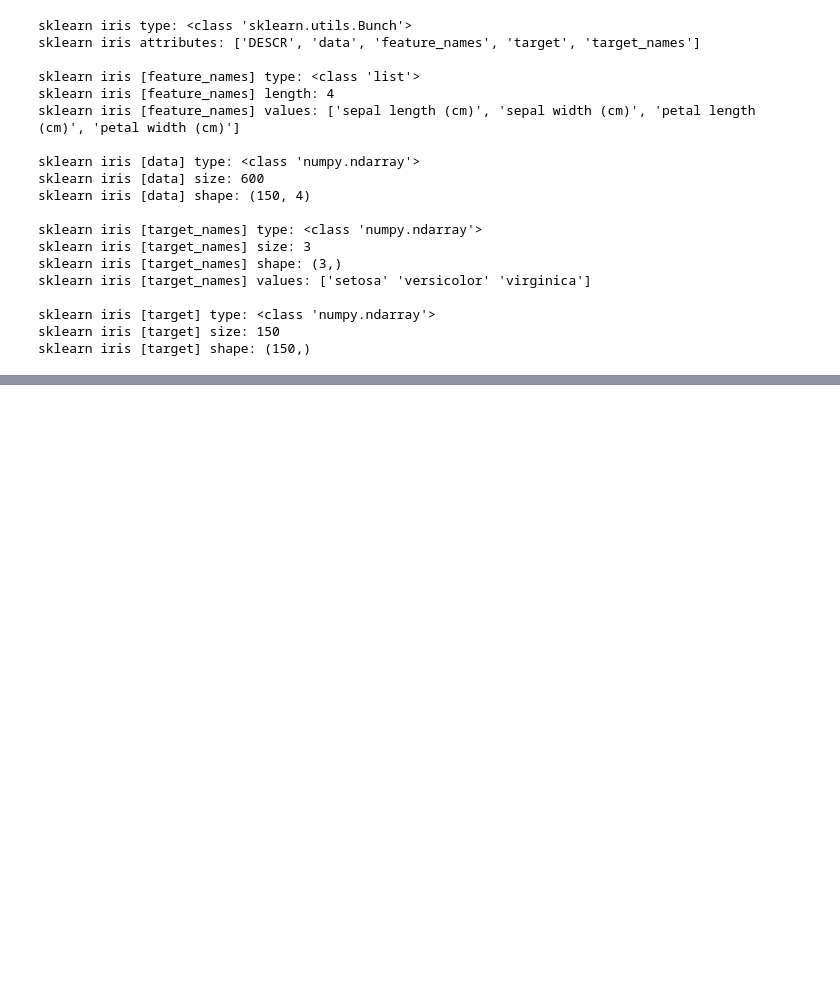
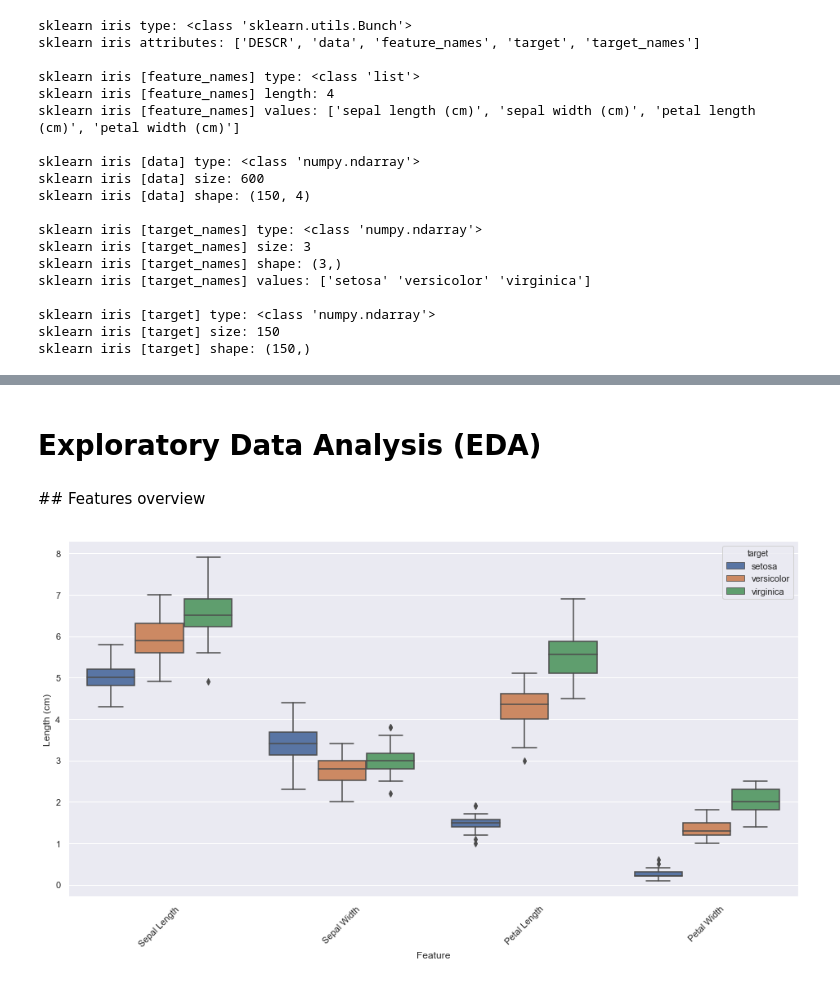
Before and after one commit to kchitresh123/hacker-stats, a Jupyter notebook: iris.ipynb, the cells around one changed output, grey strips where cells are left out. Cells and saved outputs as stored; diff of their text form; code cells hidden in the pictures; blank space fills up the shorter version.

Commit message:
Plot features overview in a boxplot

```diff
--- a/iris.ipynb
+++ b/iris.ipynb
@@ -14,0 +28,6 @@ sns.set()
+# %%
+def nb_str_title(s: str):
+    return s.title().replace("_", " ")
+
+def nb_plot_rotate_xlabel(fig, rotation: int):
+    fig.set_xticklabels(fig.get_xticklabels(), rotation=rotation)
@@ -115,0 +146,27 @@ memory usage: 5.0 KB
+# %% [markdown]
+# Exploratory Data Analysis (EDA)
+# %% [markdown]
+## Features overview
+# %%
+df_melt = pd.melt(
+    frame=df,
+    id_vars="target",
+    value_vars=[
+        "sepal_length",
+        "sepal_width",
+        "petal_length",
+        "petal_width",
+    ]
+)
+df_melt.index.name = "index"
+df_melt.variable = df_melt.variable.apply(nb_str_title)
+
+fig = sns.boxplot(x="variable", y="value", hue="target", data=df_melt)
+nb_plot_rotate_xlabel(fig, rotation=45)
+
+plt.xlabel("Feature")
+plt.ylabel("Length (cm)")
+
+plt.show(fig)
+# %% [output]
+[figure, added]
```
Also changed, not shown: parts of 8 cells of this notebook.
